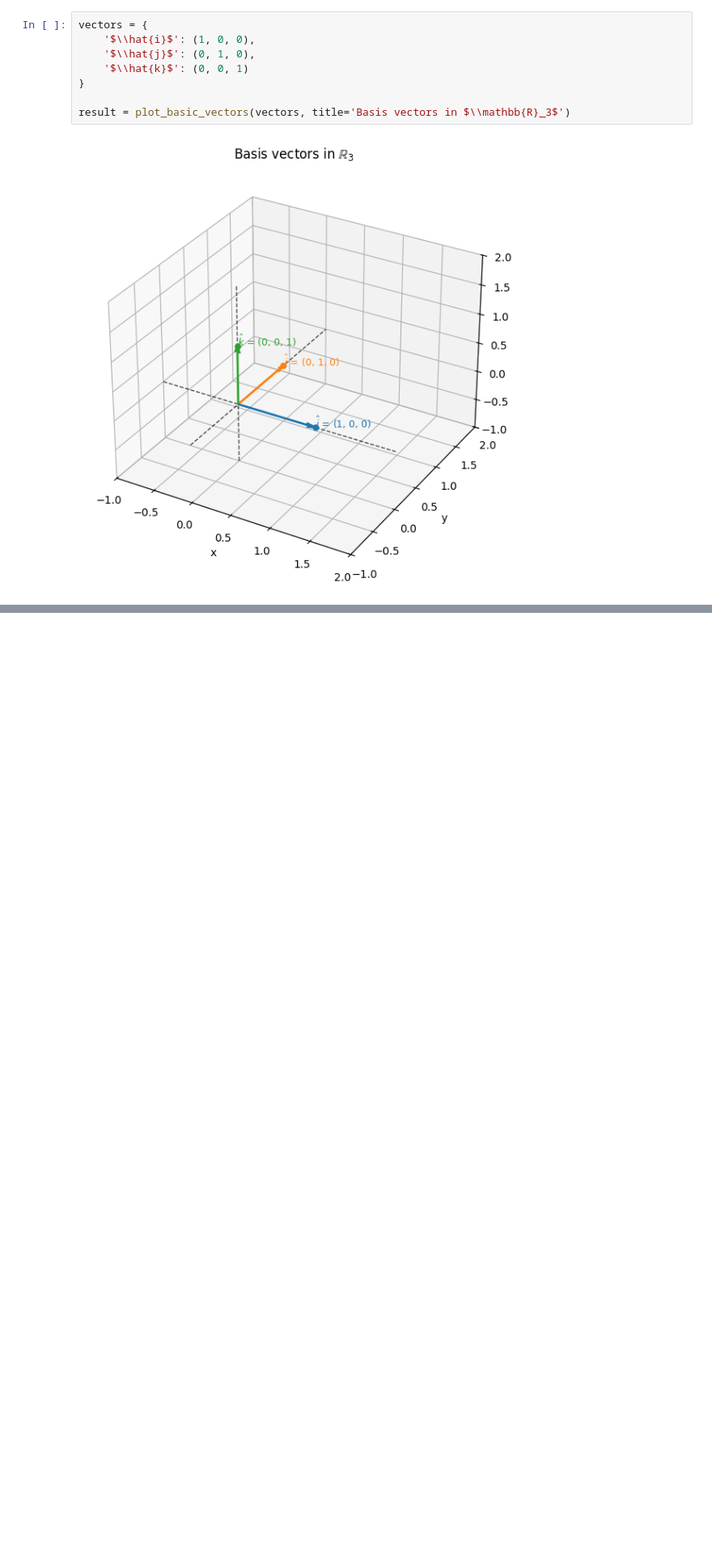
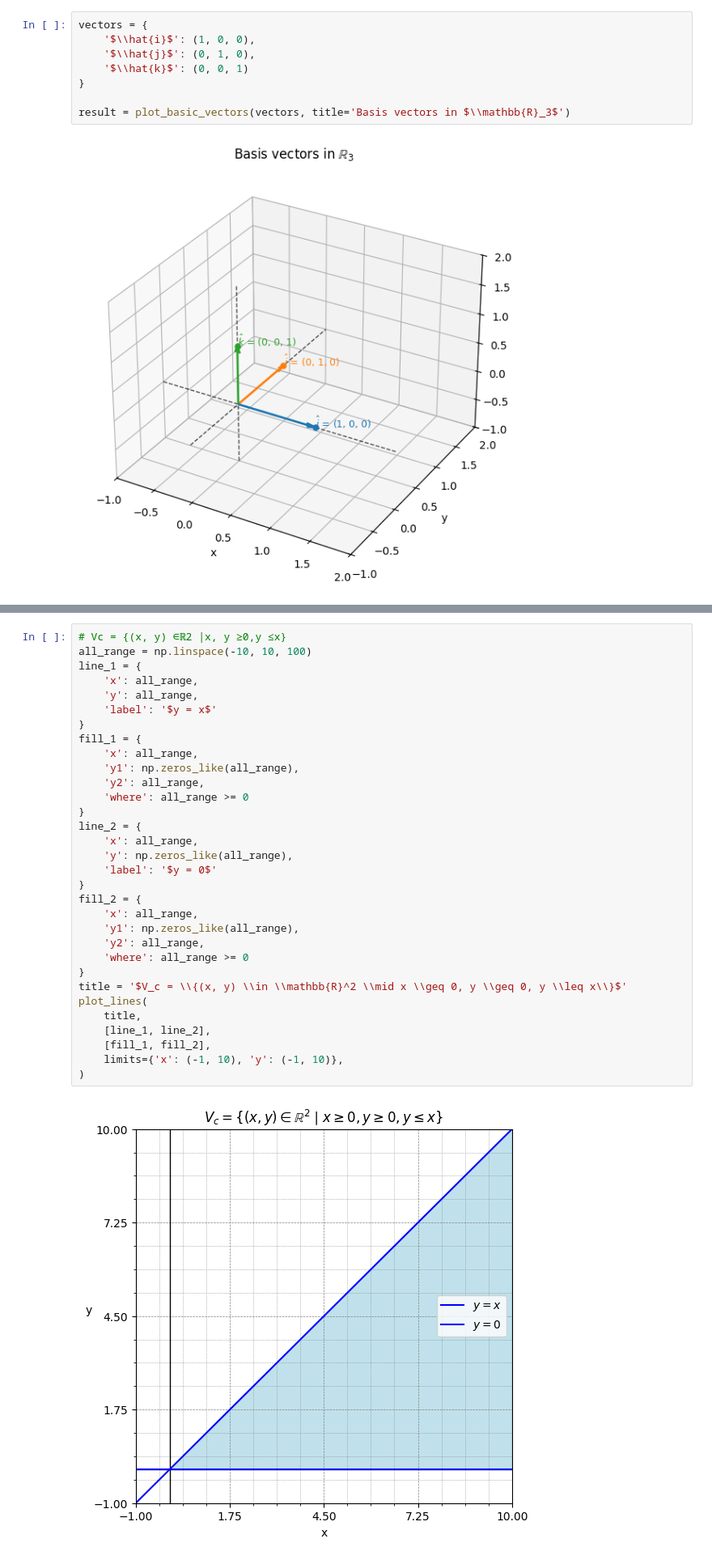
Before and after one commit to seanjiangsh/math-practice, a Jupyter notebook: linear-algebra/vectors.ipynb, the cells around one changed output, grey strips where cells are left out. Shown at 81% size. Drawn from its saved outputs; the diff is of its cells as text; blank space fills up the shorter version.

```diff
--- a/linear-algebra/vectors.ipynb
+++ b/linear-algebra/vectors.ipynb
@@ -136,0 +187,34 @@ result = plot_basic_vectors(vectors, title='Basis vectors in $\\mathbb{R}_3$')
+# %%
+# Vc = {(x, y) ∈ℝ2 |x, y ≥0,y ≤x}
+all_range = np.linspace(-10, 10, 100)
+line_1 = {
+	'x': all_range,
+	'y': all_range,
+	'label': '$y = x$'
+}
+fill_1 = {
+	'x': all_range,
+	'y1': np.zeros_like(all_range),
+	'y2': all_range,
+	'where': all_range >= 0
+}
+line_2 = {
+	'x': all_range,
+	'y': np.zeros_like(all_range),
+	'label': '$y = 0$'
+}
+fill_2 = {
+	'x': all_range,
+	'y1': np.zeros_like(all_range),
+	'y2': all_range,
+	'where': all_range >= 0
+}
+title = '$V_c = \\{(x, y) \\in \\mathbb{R}^2 \\mid x \\geq 0, y \\geq 0, y \\leq x\\}$'
+plot_lines(
+	title,
+	[line_1, line_2],
+	[fill_1, fill_2],
+	limits={'x': (-1, 10), 'y': (-1, 10)},
+)
+# %% [output]
+[figure, added]
```
Also changed, not shown: parts of 4 cells of this notebook, 1 other file.
